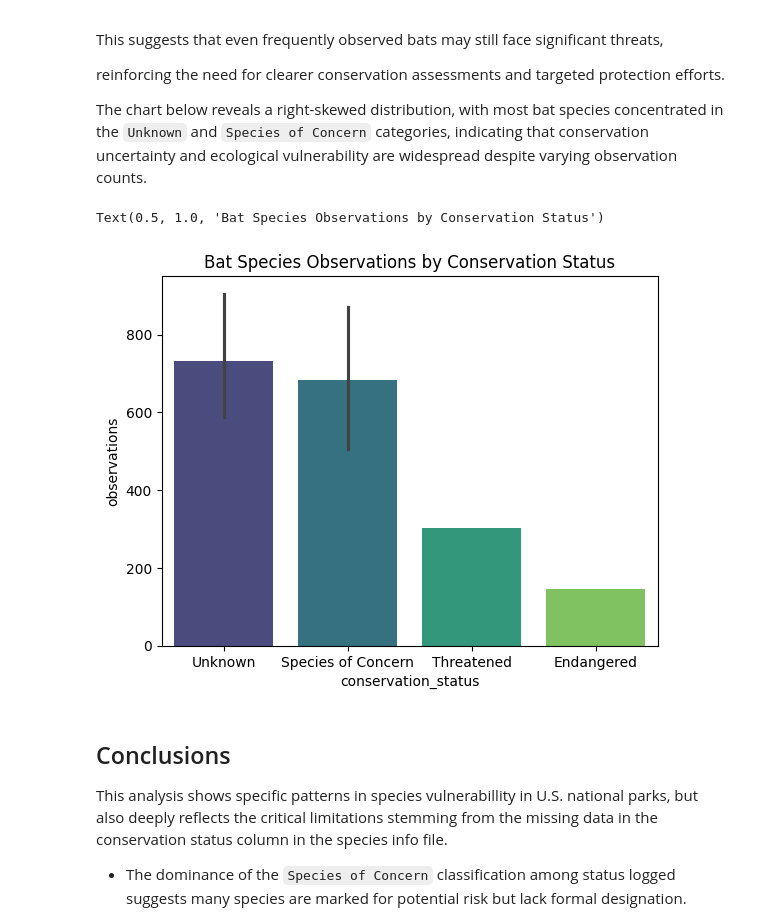
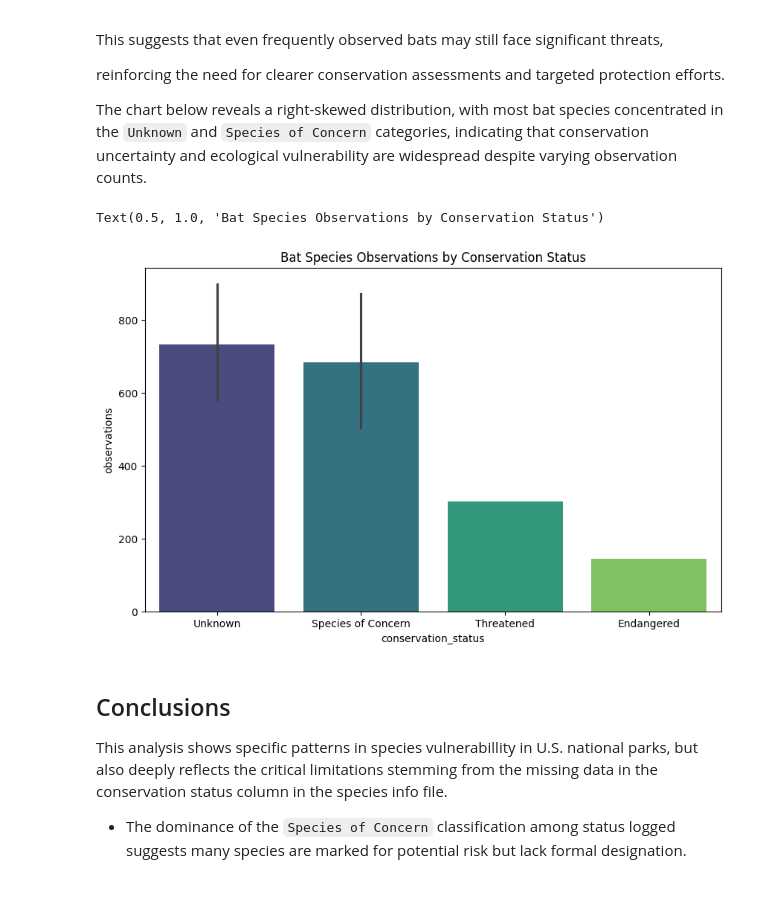
Before and after one commit to yoav-es/biodiversity, a Jupyter notebook: biodiversity.ipynb, the cells around one changed output. Drawn from its saved outputs; the diff is of its cells as text; code cells hidden in the pictures; blank space fills up the shorter version.

```diff
--- a/biodiversity.ipynb
+++ b/biodiversity.ipynb
@@ -470,22 +451,23 @@ The chart below reveals a right-skewed distribution, with most bat species conce
  `Species of Concern` categories, indicating that conservation uncertainty and ecological vulnerability
 are widespread despite varying observation counts.
 # %%
+# filter species DataFrame for bats
 bats = species[species['common_names'].str.contains('Bat', case=True, na=False)]
-# bats.conservation_status.value_counts()
-bats
 
+# Plotting bat species observations by conservation status
+plt.figure(figsize=(10, 6))
 sns.barplot(
     data=bats,
     x='conservation_status',
     y='observations',
     order=bats['conservation_status'].value_counts().index,
     palette='viridis',
     hue='conservation_status',
 )
 plt.title('Bat Species Observations by Conservation Status')
 # %% [output]
 Text(0.5, 1.0, 'Bat Species Observations by Conservation Status')
-[figure, old version]
+[figure, new version]
 # %% [markdown]
 ## Conclusions
 
```
Also changed, not shown: parts of 2 cells of this notebook, 1 other file.
